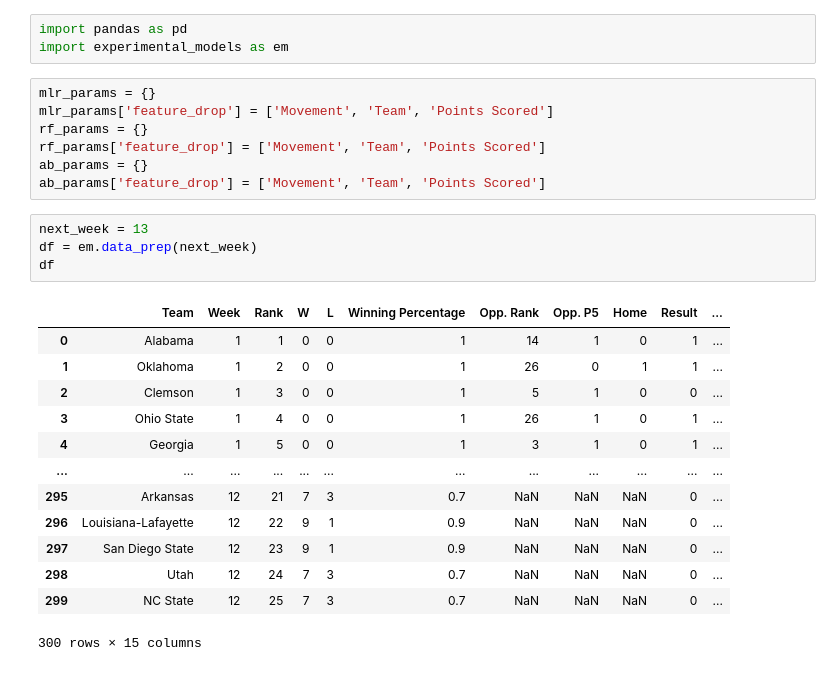
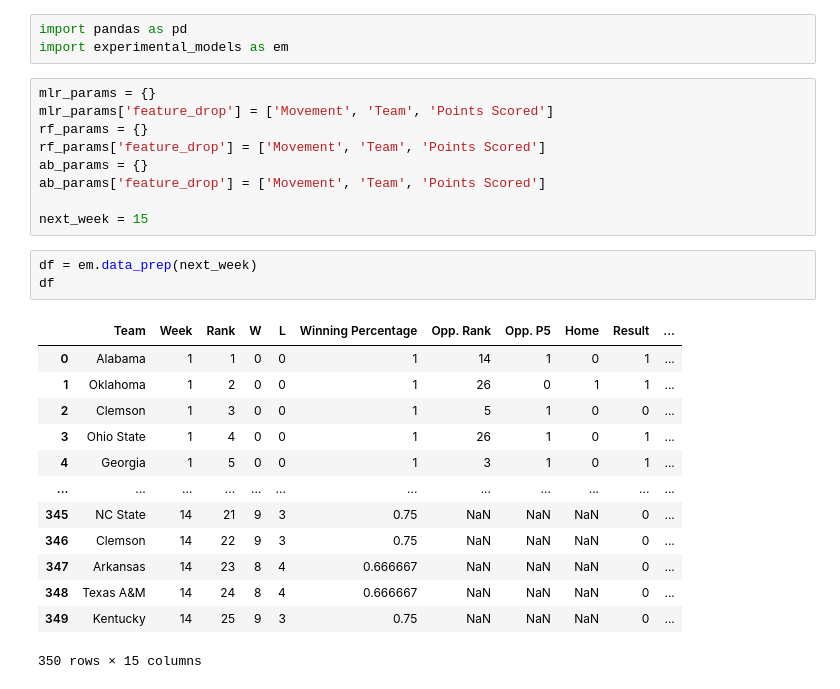
Before and after one commit to ean-maloney/top25_project, a Jupyter notebook: models/regression_models.ipynb, the cells around one changed output. Saved outputs shown, nothing was run; the diff lists cells and outputs as text.

```diff
--- a/models/regression_models.ipynb
+++ b/models/regression_models.ipynb
@@ -8,21 +8,22 @@ rf_params = {}
 rf_params['feature_drop'] = ['Movement', 'Team', 'Points Scored']
 ab_params = {}
 ab_params['feature_drop'] = ['Movement', 'Team', 'Points Scored']
+
+next_week = 15
 # %%
-next_week = 13
 df = em.data_prep(next_week)
 df
 # %% [output]
 |  | Team | Week | Rank | W | L | Winning Percentage | Opp. Rank | Opp. P5 | Home | Result | ... |
 | 0 | Alabama | 1 | 1 | 0 | 0 | 1 | 14 | 1 | 0 | 1 | ... |
 | 1 | Oklahoma | 1 | 2 | 0 | 0 | 1 | 26 | 0 | 1 | 1 | ... |
 | 2 | Clemson | 1 | 3 | 0 | 0 | 1 | 5 | 1 | 0 | 0 | ... |
 | 3 | Ohio State | 1 | 4 | 0 | 0 | 1 | 26 | 1 | 0 | 1 | ... |
 | 4 | Georgia | 1 | 5 | 0 | 0 | 1 | 3 | 1 | 0 | 1 | ... |
 | ... | ... | ... | ... | ... | ... | ... | ... | ... | ... | ... | ... |
-| 295 | Arkansas | 12 | 21 | 7 | 3 | 0.7 | NaN | NaN | NaN | 0 | ... |
-| 296 | Louisiana-Lafayette | 12 | 22 | 9 | 1 | 0.9 | NaN | NaN | NaN | 0 | ... |
-| 297 | San Diego State | 12 | 23 | 9 | 1 | 0.9 | NaN | NaN | NaN | 0 | ... |
-| 298 | Utah | 12 | 24 | 7 | 3 | 0.7 | NaN | NaN | NaN | 0 | ... |
-| 299 | NC State | 12 | 25 | 7 | 3 | 0.7 | NaN | NaN | NaN | 0 | ... |
+| 345 | NC State | 14 | 21 | 9 | 3 | 0.75 | NaN | NaN | NaN | 0 | ... |
+| 346 | Clemson | 14 | 22 | 9 | 3 | 0.75 | NaN | NaN | NaN | 0 | ... |
+| 347 | Arkansas | 14 | 23 | 8 | 4 | 0.666667 | NaN | NaN | NaN | 0 | ... |
+| 348 | Texas A&M | 14 | 24 | 8 | 4 | 0.666667 | NaN | NaN | NaN | 0 | ... |
+| 349 | Kentucky | 14 | 25 | 9 | 3 | 0.75 | NaN | NaN | NaN | 0 | ... |
-300 rows × 15 columns
+350 rows × 15 columns
```
Also changed, not shown: parts of 11 cells of this notebook, 7 other files.
